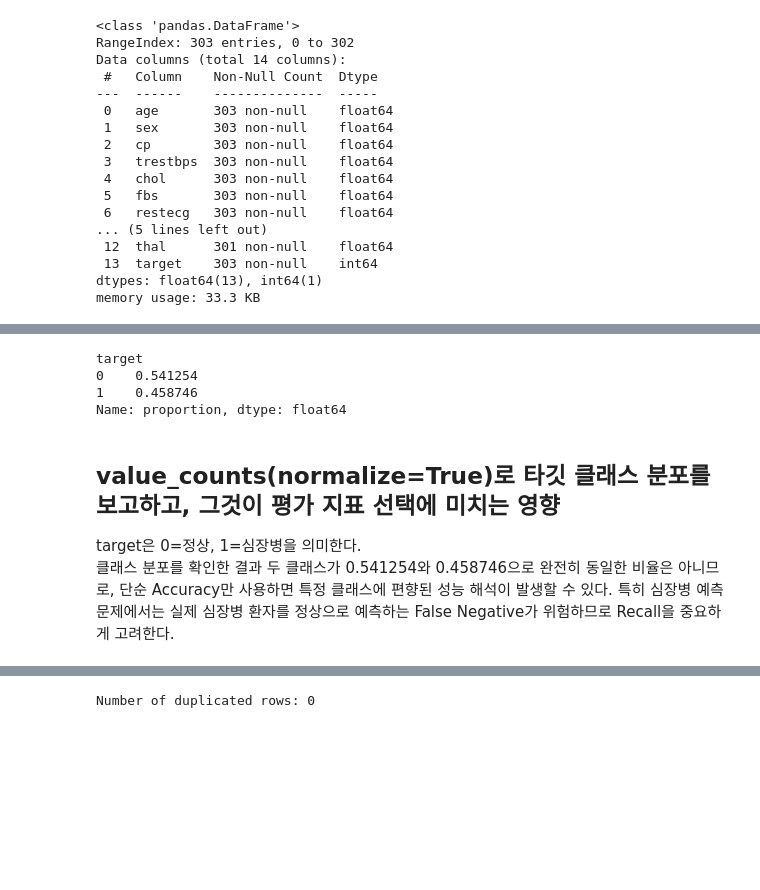
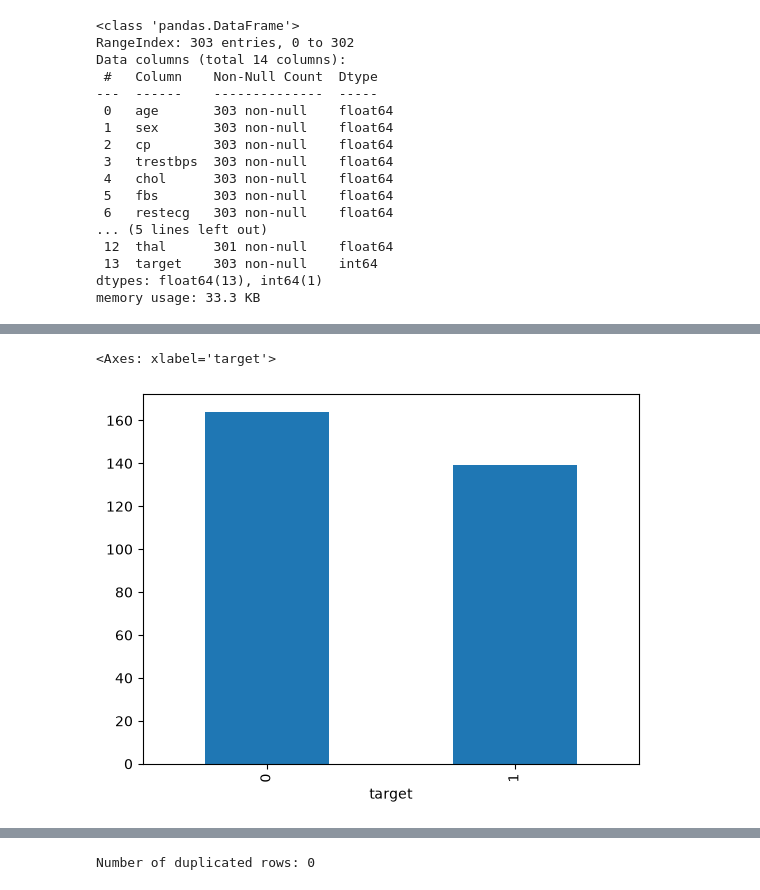
Before and after one commit to KYH20020302/CardioCare, a Jupyter notebook: notebooks/01_eda_preprocessing.ipynb, the cells around one changed output, grey strips where cells are left out. Cells and saved outputs as stored; diff of their text form; code cells hidden in the pictures; blank space fills up the shorter version.

```diff
--- a/notebooks/01_eda_preprocessing.ipynb
+++ b/notebooks/01_eda_preprocessing.ipynb
@@ -69,16 +70,10 @@ df.describe()
 | 75% | 61.000000 | 1.000000 | 4.000000 | 140.000000 | 275.000000 | 0.000000 | 2.000000 | 166.000000 | 1.000000 | 1.600000 | 2.000000 | ... |
 | max | 77.000000 | 1.000000 | 4.000000 | 200.000000 | 564.000000 | 1.000000 | 2.000000 | 202.000000 | 1.000000 | 6.200000 | 3.000000 | ... |
 # %%
+# value_counts(normalize=True)로 타깃 클래스 분포를 보고
 df["target"].value_counts(normalize=True)
+df["target"].value_counts().plot(kind="bar")
 # %% [output]
-target
-0    0.541254
-1    0.458746
-Name: proportion, dtype: float64
+<Axes: xlabel='target'>
+[figure, added]
-# %% [markdown]
-## value_counts(normalize=True)로 타깃 클래스 분포를 보고하고, 그것이 평가 지표 선택에 미치는 영향
-
-target은 0=정상, 1=심장병을 의미한다.
-클래스 분포를 확인한 결과 두 클래스가 0.541254와 0.458746으로 완전히 동일한 비율은 아니므로, 단순 Accuracy만 사용하면 특정 클래스에 편향된 성능 해석이 발생할 수 있다.
-특히 심장병 예측 문제에서는 실제 심장병 환자를 정상으로 예측하는 False Negative가 위험하므로 Recall을 중요하게 고려한다.
 # %%
```
Also changed, not shown: parts of 3 cells of this notebook, 8 other files.
